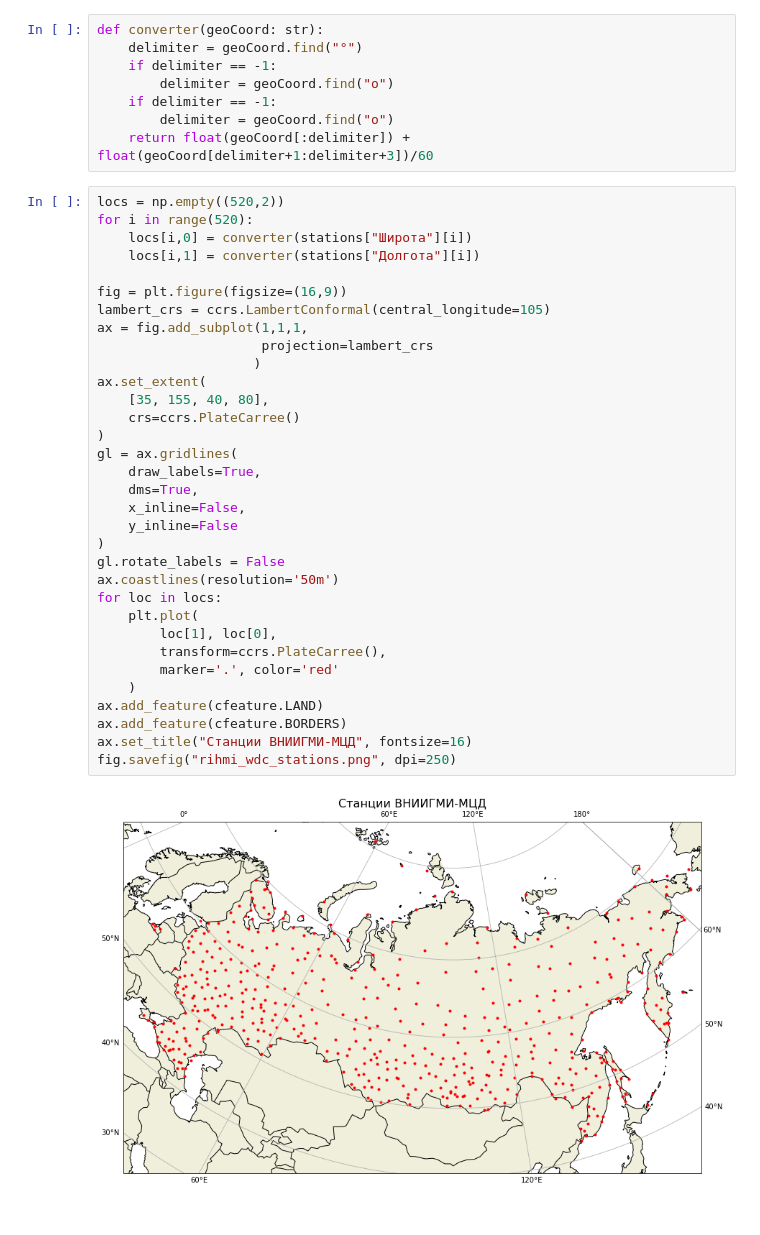
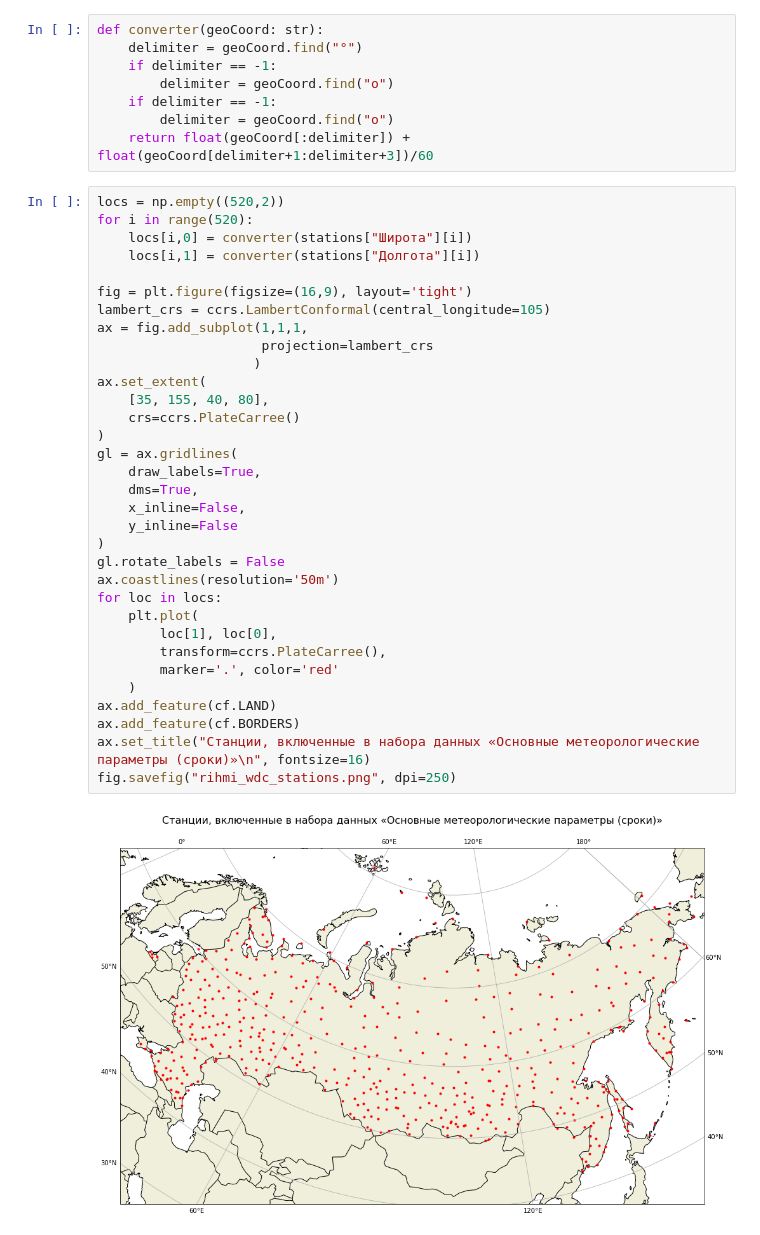
Before and after one commit to MrKozelberg/rihmi_wdc, a Jupyter notebook: parse_srok8c.ipynb, the cells around one changed output. Drawn from its saved outputs; the diff is of its cells as text.

```diff
--- a/parse_srok8c.ipynb
+++ b/parse_srok8c.ipynb
@@ -49,35 +53,35 @@ def converter(geoCoord: str):
 # %%
 locs = np.empty((520,2))
 for i in range(520):
     locs[i,0] = converter(stations["Широта"][i])
     locs[i,1] = converter(stations["Долгота"][i])
 
-fig = plt.figure(figsize=(16,9))
+fig = plt.figure(figsize=(16,9), layout='tight')
 lambert_crs = ccrs.LambertConformal(central_longitude=105)
 ax = fig.add_subplot(1,1,1,
                      projection=lambert_crs
                     )
 ax.set_extent(
     [35, 155, 40, 80],
     crs=ccrs.PlateCarree()
 )
 gl = ax.gridlines(
     draw_labels=True,
     dms=True,
     x_inline=False,
     y_inline=False
 )
 gl.rotate_labels = False
 ax.coastlines(resolution='50m')
 for loc in locs:
     plt.plot(
         loc[1], loc[0],
         transform=ccrs.PlateCarree(),
         marker='.', color='red'
     )
-ax.add_feature(cfeature.LAND)
-ax.add_feature(cfeature.BORDERS)
-ax.set_title("Станции ВНИИГМИ-МЦД", fontsize=16)
+ax.add_feature(cf.LAND)
+ax.add_feature(cf.BORDERS)
+ax.set_title("Станции, включенные в набора данных «Основные метеорологические параметры (сроки)»\n", fontsize=16)
 fig.savefig("rihmi_wdc_stations.png", dpi=250)
 # %% [output]
-[figure, old version]
+[figure, new version]
```
Also changed, not shown: parts of 18 cells of this notebook, 1 other file.
